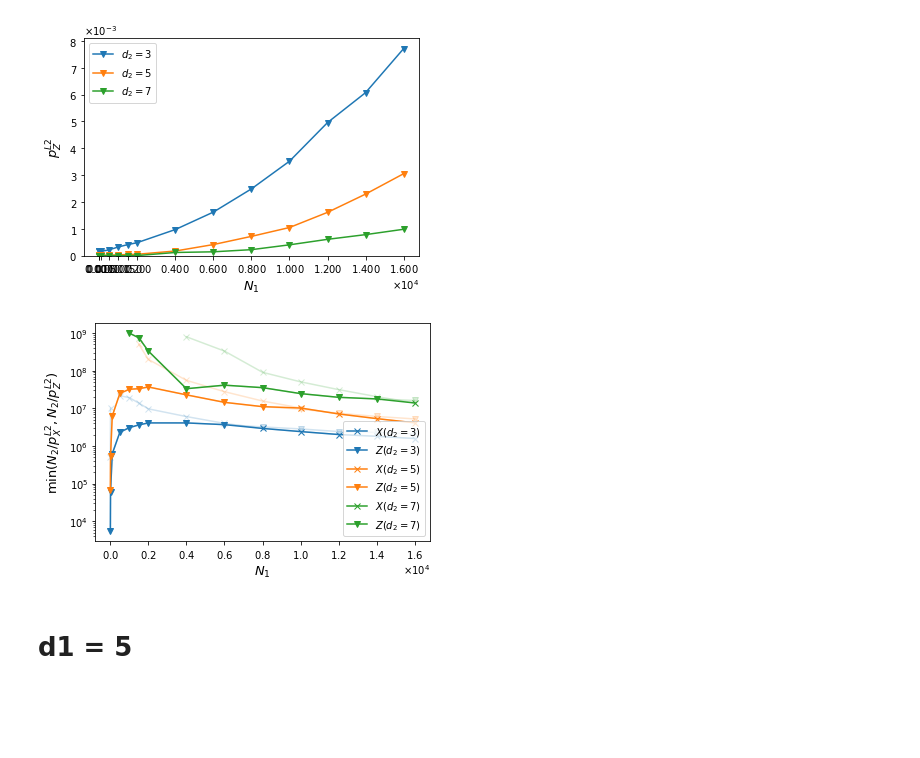
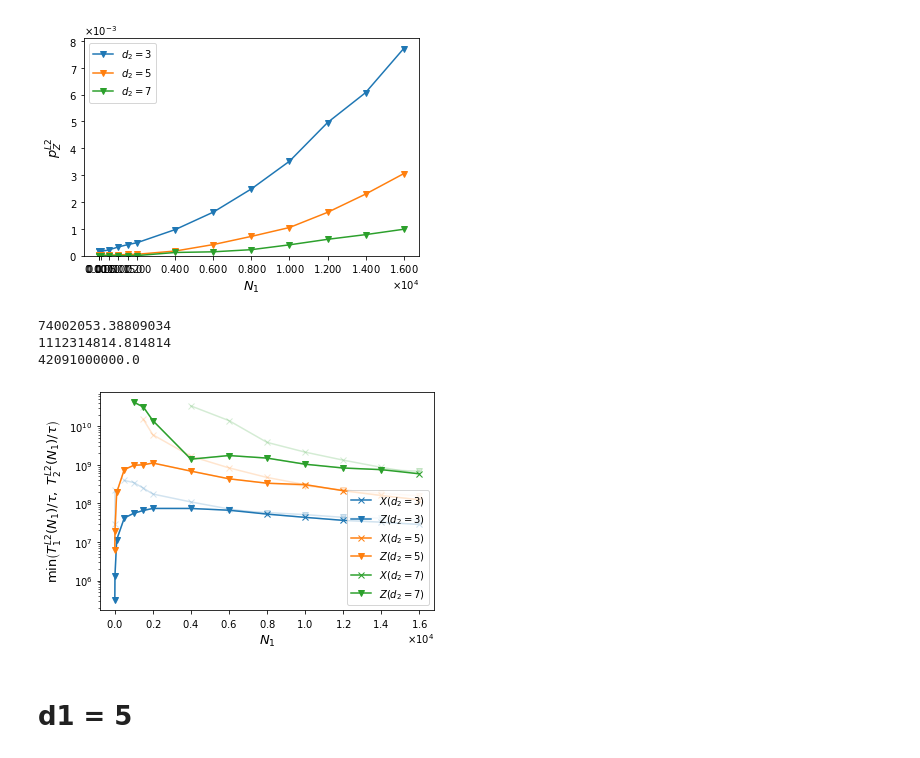
Before and after one commit to kono0924/Fujii-lab, a Jupyter notebook: surface_realistic/realistic_single_round/csv_view.ipynb, the cells around one changed output. Saved outputs shown, nothing was run; the diff lists cells and outputs as text; code cells hidden in the pictures; blank space fills up the shorter version.

```diff
--- a/surface_realistic/realistic_single_round/csv_view.ipynb
+++ b/surface_realistic/realistic_single_round/csv_view.ipynb
@@ -231,49 +231,54 @@ cm = plt.get_cmap("tab10")
 fig, axes = plt.subplots()
 for i in range(len(code_distance_list1)):
     b = np.array(data1.loc[code_distance_list1[i]])
-    axes.plot(a[0:], a[0:]/b[0:],marker='x',color = cm(i),alpha=0.2)
+    axes.plot(a, code_distance_list1[i]*(6*a+4*3+1)/b,marker='x',color = cm(i),alpha=0.2)
     d = np.array(data2.loc[code_distance_list[i]])
-    axes.plot(c, c/d,marker='v',color = cm(i),alpha=0.2)
+    axes.plot(c, code_distance_list1[i]*(6*c+4*3+1)/d,marker='v',color = cm(i),alpha=0.2)
     if i == 0:
         b = np.array(data1.loc[code_distance_list1[i]])
-        axes.plot(a[9:], a[9:]/b[9:],marker='x',label=r"$X(d_2=$"+str(code_distance_list1[i])+")",color = cm(i))
+        axes.plot(a[9:], code_distance_list1[i]*(6*a[9:]+4*3+1)/b[9:],marker='x',label=r"$X(d_2=$"+str(code_distance_list1[i])+")",color = cm(i))
         d = np.array(data2.loc[code_distance_list[i]])
-        axes.plot(c[0:9], c[0:9]/d[0:9],marker='v',label=r"$Z(d_2=$"+str(code_distance_list2[i])+")",color = cm(i))
-        axes.plot((c[8],a[9]), (c[8]/d[8],a[9]/b[9]),marker='',color = cm(i))
+        axes.plot(c[0:9], code_distance_list1[i]*(6*c[0:9]+4*3+1)/d[0:9],marker='v',label=r"$Z(d_2=$"+str(code_distance_list2[i])+")",color = cm(i))
+        axes.plot((c[8],a[9]), (code_distance_list1[i]*(6*c[8]+4*3+1)/d[8],code_distance_list1[i]*(6*a[9]+4*3+1)/b[9]),marker='',color = cm(i))
+        print(code_distance_list1[i]*(6*c[6]+4*3+1)/d[6])
     if i == 1:
         b = np.array(data1.loc[code_distance_list1[i]])
-        axes.plot(a[10:], a[10:]/b[10:],marker='x',label=r"$X(d_2=$"+str(code_distance_list1[i])+")",color = cm(i))
+        axes.plot(a[10:], code_distance_list1[i]*(6*a[10:]+4*3+1)/b[10:],marker='x',label=r"$X(d_2=$"+str(code_distance_list1[i])+")",color = cm(i))
         d = np.array(data2.loc[code_distance_list[i]])
-        axes.plot(c[:10], c[:10]/d[:10],marker='v',label=r"$Z(d_2=$"+str(code_distance_list2[i])+")",color = cm(i))
-        axes.plot((c[9],a[10]), (c[9]/d[9],a[10]/b[10]),marker='',color = cm(i))
+        axes.plot(c[:10], code_distance_list1[i]*(6*c[:10]+4*3+1)/d[:10],marker='v',label=r"$Z(d_2=$"+str(code_distance_list2[i])+")",color = cm(i))
+        axes.plot((c[9],a[10]), (code_distance_list1[i]*(6*c[9]+4*3+1)/d[9],code_distance_list1[i]*(6*a[10]+4*3+1)/b[10]),marker='',color = cm(i))
+        print(code_distance_list1[i]*(6*c[6]+4*3+1)/d[6])
     if i == 2:
         b = np.array(data1.loc[code_distance_list1[i]])
-        axes.plot(a[13:], a[13:]/b[13:],marker='x',label=r"$X(d_2=$"+str(code_distance_list1[i])+")",color = cm(i))
+        axes.plot(a[13:], code_distance_list1[i]*(6*a[13:]+4*3+1)/b[13:],marker='x',label=r"$X(d_2=$"+str(code_distance_list1[i])+")",color = cm(i))
         d = np.array(data2.loc[code_distance_list[i]])
-        axes.plot(c[:13], c[:13]/d[:13],marker='v',label=r"$Z(d_2=$"+str(code_distance_list2[i])+")",color = cm(i))
-        axes.plot((c[12],a[13]), (c[12]/d[12],a[13]/b[13]),marker='',color = cm(i))
-
+        axes.plot(c[:13], code_distance_list1[i]*(6*c[:13]+4*3+1)/d[:13],marker='v',label=r"$Z(d_2=$"+str(code_distance_list2[i])+")",color = cm(i))
+        axes.plot((c[12],a[13]), (code_distance_list1[i]*(6*c[12]+4*3+1)/d[12],code_distance_list1[i]*(6*a[13]+4*3+1)/b[13]),marker='',color = cm(i))
+        print(code_distance_list1[i]*(6*c[4]+4*3+1)/d[4])
 axes.set_xlabel(r'$N_1$', fontsize=13)
-axes.set_ylabel(r'$\min(N_2/p_{X}^{L2}, N_2/p_{Z}^{L2})$', fontsize=13)
+axes.set_ylabel(r'$\min\left(T^{L2}_{1}(N_{1})/\tau,\ T^{L2}_{2}(N_{1})/\tau\right)$', fontsize=13)
 axes.xaxis.set_major_formatter(ptick.ScalarFormatter(useMathText=True)) # x軸指数表記
 axes.ticklabel_format(style="sci",  axis="x",scilimits=(0,0))
 axes.yaxis.set_major_formatter(ptick.ScalarFormatter(useMathText=True))
 axes.ticklabel_format(style="sci",  axis="y",scilimits=(0,0))
 #axes.set_xticks(a)
 #axes.set_xticklabels(a, rotation=45)
 # axes.spines["top"].set_linewidth(2)
 # axes.spines["left"].set_linewidth(2)
 # axes.spines["bottom"].set_linewidth(2)
 # axes.spines["right"].set_linewidth(2)
 #axes.tick_params(direction="in", width=2, length=4, labelsize=12)
 #axes.set_title("lifetime", fontsize=14)
 #axes.set_xlim(0,10000)
 #axes.set_xscale("log")
 axes.set_yscale("log")
-plt.legend()
+plt.legend(loc='lower right')
 plt.show()
 # %% [output]
+74002053.38809034
+1112314814.814814
+42091000000.0
-[figure, old version]
+[figure, new version]
 # %% [markdown]
 # d1 = 5
 # %%
```
Also changed, not shown: parts of 2 cells of this notebook, 7 other files.
